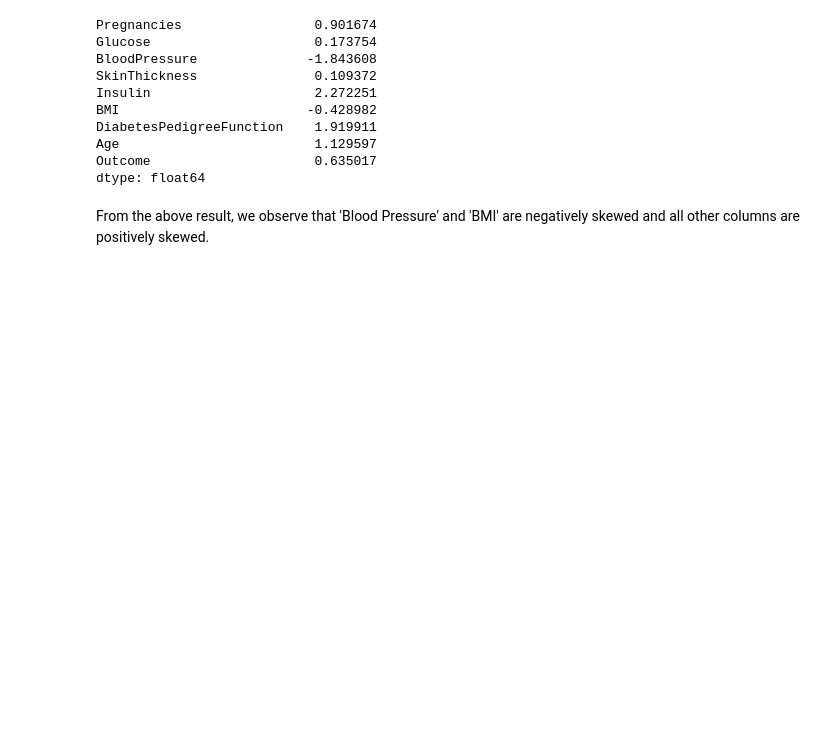
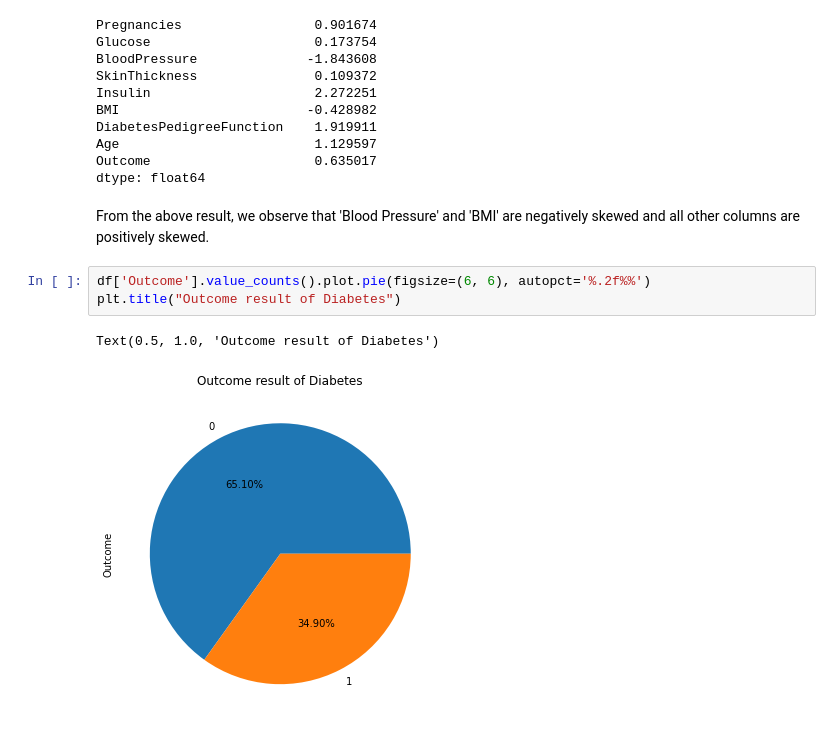
Before and after one commit to Anisha271299/Training-Assignments, a Jupyter notebook: Diabetes_normality_check.ipynb, the cells around one changed output. Cells and saved outputs as stored; diff of their text form; blank space fills up the shorter version.

```diff
--- a/Diabetes_normality_check.ipynb
+++ b/Diabetes_normality_check.ipynb
@@ -129,3 +129,9 @@ Outcome                     0.635017
 dtype: float64
 # %% [markdown]
 From the above result, we observe that 'Blood Pressure' and 'BMI' are negatively skewed and all other columns are positively skewed.
+# %%
+df['Outcome'].value_counts().plot.pie(figsize=(6, 6), autopct='%.2f%%')
+plt.title("Outcome result of Diabetes")
+# %% [output]
+Text(0.5, 1.0, 'Outcome result of Diabetes')
+[figure, added]
```
